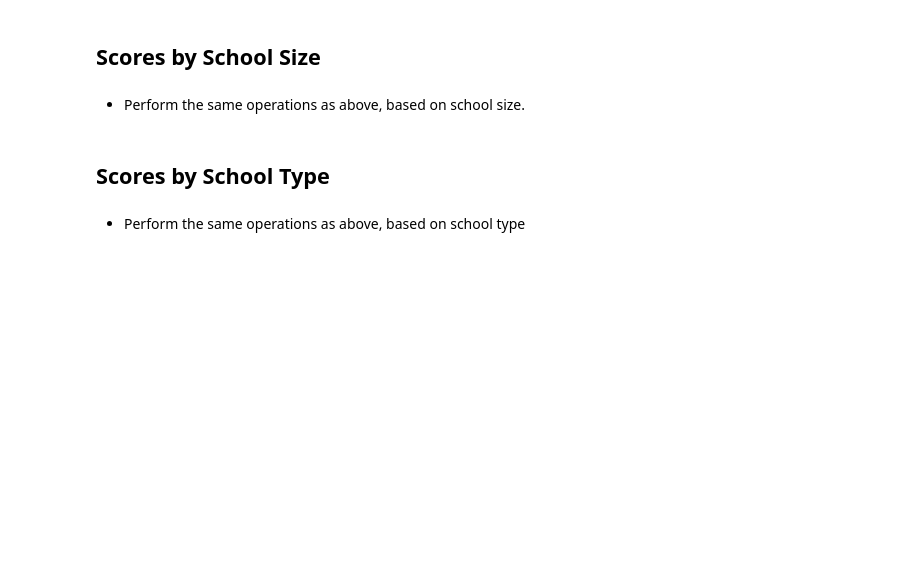
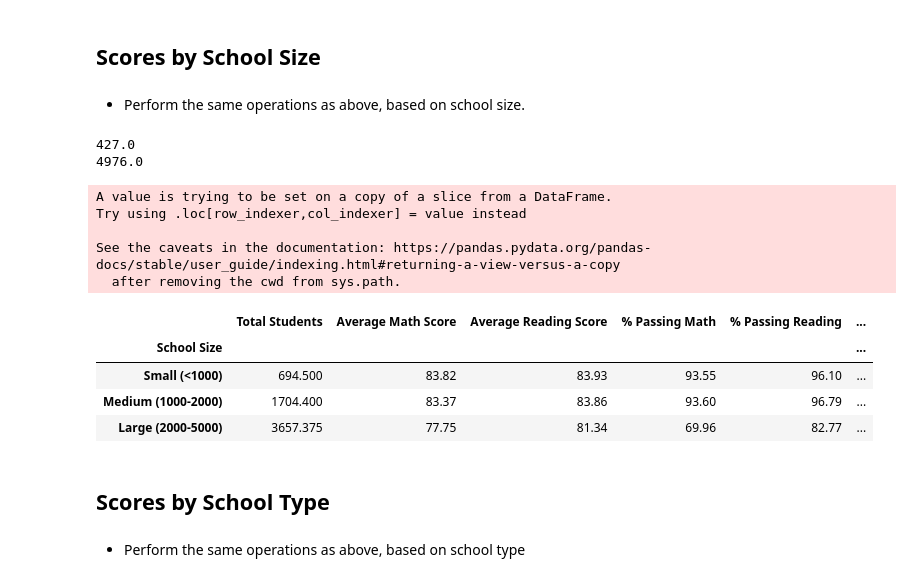
Before and after one commit to DerekLarson77/Pandas-School-Grades, a Jupyter notebook: PyCitySchools/PyCitySchools.ipynb, the cells around one changed output. Drawn from its saved outputs; the diff is of its cells as text; code cells hidden in the pictures; blank space fills up the shorter version.

Commit message:
Scores by School Size
Table complete.  Need to drop a column.

```diff
--- a/PyCitySchools/PyCitySchools.ipynb
+++ b/PyCitySchools/PyCitySchools.ipynb
@@ -424,25 +425,47 @@ See the caveats in the documentation: https://pandas.pydata.org/pandas-docs/stab
 ## Scores by School Size
 # %% [markdown]
 * Perform the same operations as above, based on school size.
+# %%
+Min_students = School_Summary_df["Total Students"].min()
+print(Min_students)
+Max_students = School_Summary_df["Total Students"].max()
+print(Max_students)
+
+bins = [0,1000,2000,5000]
+bin_labels = ["Small (<1000)", "Medium (1000-2000)", "Large (2000-5000)"]
+# %% [output]
+427.0
+4976.0
 # %%
-Scores_SchoolSize_df = SchoolSum_resetindex_df[["Per Student Budget", "Average Math Score", "Average Reading Score",
+Scores_SchoolSize_df = SchoolSum_resetindex_df[["Total Students", "Average Math Score", "Average Reading Score",
                                             "% Passing Math", "% Passing Reading", "% Overall Passing"]]
 
-Scores_SchoolSize_df["Spending Ranges (Per Student)"] = pd.cut(Scores_SchoolSpending_df["Per Student Budget"], bins, labels=bin_labels)
+Scores_SchoolSize_df["School Size"] = pd.cut(Scores_SchoolSize_df["Total Students"], bins, labels=bin_labels)
 
-#Scores_SchoolSize_df.drop(columns=["Per Student Budget"])
+Scores_SchoolSize_df.drop(columns=["Total Students"])
 
-Groupby_SchoolSize_df = Scores_SchoolSize_df.groupby(["Spending Ranges (Per Student)"]).mean()
+Groupby_SchoolSize_df = Scores_SchoolSize_df.groupby(["School Size"]).mean()
 
-#Groupby_SchoolSize_df.drop(columns="Per Student Budget")
+#Groupby_SchoolSize_df.drop(columns="Total Students")
 
 Groupby_SchoolSize_df["Average Math Score"] = round(Groupby_SchoolSize_df["Average Math Score"],2)
 Groupby_SchoolSize_df["Average Reading Score"] = round(Groupby_SchoolSize_df["Average Reading Score"],2)
 Groupby_SchoolSize_df["% Passing Math"] = (Groupby_SchoolSize_df["% Passing Math"]*100).map("{:,.2f}".format)
 Groupby_SchoolSize_df["% Passing Reading"] = (Groupby_SchoolSize_df["% Passing Reading"]*100).map("{:,.2f}".format)
 Groupby_SchoolSize_df["% Overall Passing"] = (Groupby_SchoolSize_df["% Overall Passing"]*100).map("{:,.2f}".format)
 
 Groupby_SchoolSize_df
+# %% [output]
+A value is trying to be set on a copy of a slice from a DataFrame.
+Try using .loc[row_indexer,col_indexer] = value instead
+
+See the caveats in the documentation: https://pandas.pydata.org/pandas-docs/stable/user_guide/indexing.html#returning-a-view-versus-a-copy
+  after removing the cwd from sys.path.
+|  | Total Students | Average Math Score | Average Reading Score | % Passing Math | % Passing Reading | ... |
+| School Size |  |  |  |  |  | ... |
+| Small (<1000) | 694.500 | 83.82 | 83.93 | 93.55 | 96.10 | ... |
+| Medium (1000-2000) | 1704.400 | 83.37 | 83.86 | 93.60 | 96.79 | ... |
+| Large (2000-5000) | 3657.375 | 77.75 | 81.34 | 69.96 | 82.77 | ... |
 # %% [markdown]
 ## Scores by School Type
 # %% [markdown]
```
Also changed, not shown: parts of 3 cells of this notebook.
